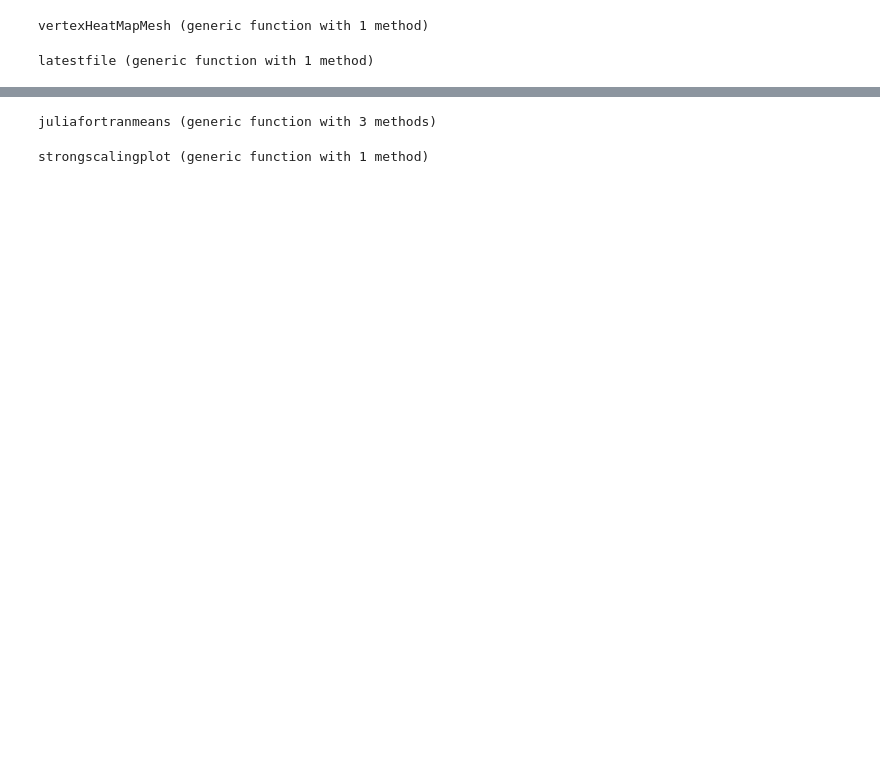
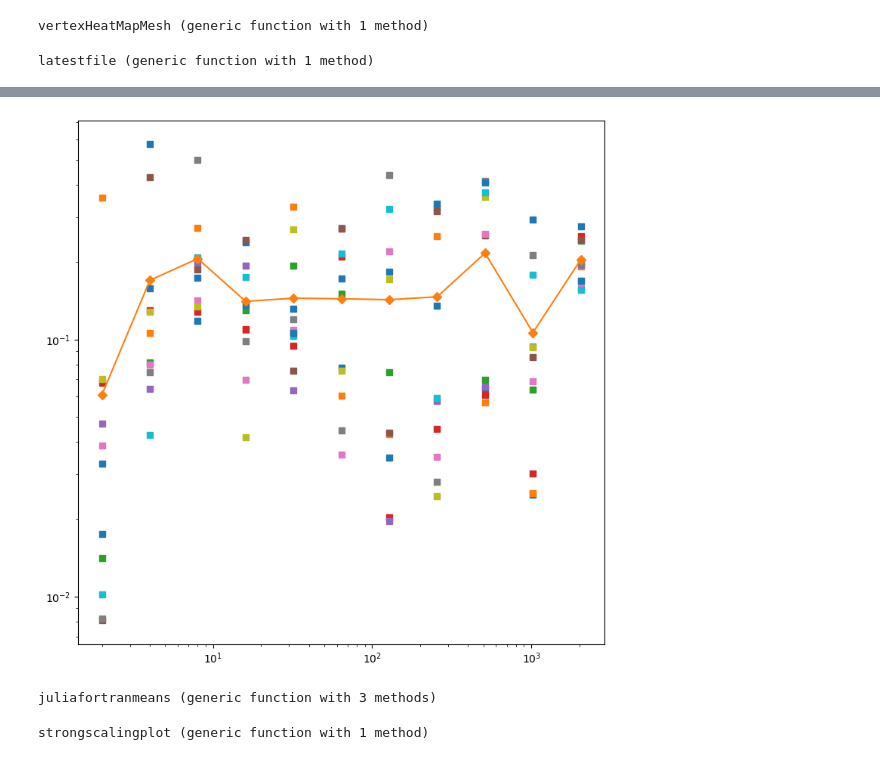
Before and after one commit to robertstrauss/MPAS_Ocean_Julia, a Jupyter notebook: output/kelvinwave/performanceplots.ipynb, the cells around one changed output, grey strips where cells are left out. Cells and saved outputs as stored; diff of their text form; code cells hidden in the pictures; blank space fills up the shorter version.

```diff
--- a/output/kelvinwave/performanceplots.ipynb
+++ b/output/kelvinwave/performanceplots.ipynb
@@ -16,0 +23,21 @@ using Statistics
+# %%
+fname = latestfile(CODE_ROOT * "/output/kelvinwave/resolution$(nCellsX)x$(nCellsX)/procs$(jprocs)/steps10/nvlevels100/", x->x[end-3:end] == ".txt")
+# fname *= "2022-08-24T16:27:20.125.txt"
+# fname *= "2022-08-24T16:40:29.640.txt"
+# "/output/kelvinwave/resolution$(nCellsX)x$(nCellsX)/steps10/2022-06-01T20:17:04.919.txt"
+df = DataFrame(CSV.File(fname))
+
+runs = filter(col->startswith(col,"sim_time"), names(df))[2:end]
+mpis = filter(col->startswith(col,"mpi_time"), names(df))[2:end]
+juliasimmean = 1/length(runs) * sum(Array(df[:,runs]), dims=2)
+juliampimean = 1/length(mpis) * sum(Array(df[:,mpis]), dims=2)
+juliameans = juliasimmean .+ juliampimean
+
+
+fortranfname = latestfile(CODE_ROOT * "/output/kelvinwave/fortranperformance/resolution$(nCellsX)x$(nCellsX)/", x -> occursin("$fprocs", x) && x[end-3:end] == ".txt")
+fortrantiming = readdlm(fortranfname, skipstart=7)
+fortranmeans = fortrantiming[:,end-2] #./ 4
+fortranprocs = fortrantiming[:,1]
+
+juliasimstd = std(Array(df[:,runs]), dims=2)
+juliampistd = std(Array(df[:,mpis]), dims=2)
@@ -17,3 +74,18 @@ using Statistics
+# %%
+fig, ax = plt.subplots(1,1, figsize=(9,9))
+
+ax.set_xscale("log")
+ax.set_yscale("log")
+
+for mpi in mpis
+    ax.loglog(df.procs, df[:,mpi], marker="s", linestyle="none")
+end
+
+ax.loglog(df.procs, juliampimean, marker="D")
+
+;
+# %% [output]
+[figure, added]
 # %%
 function juliafortranmeans(nCellsX, jprocs=1024, fprocs=1024)
     fname = latestfile(CODE_ROOT * "/output/kelvinwave/resolution$(nCellsX)x$(nCellsX)/procs$(jprocs)/steps10/nvlevels100/", x->x[end-3:end] == ".txt")
```
Also changed, not shown: parts of 19 cells of this notebook, 50 other files.
